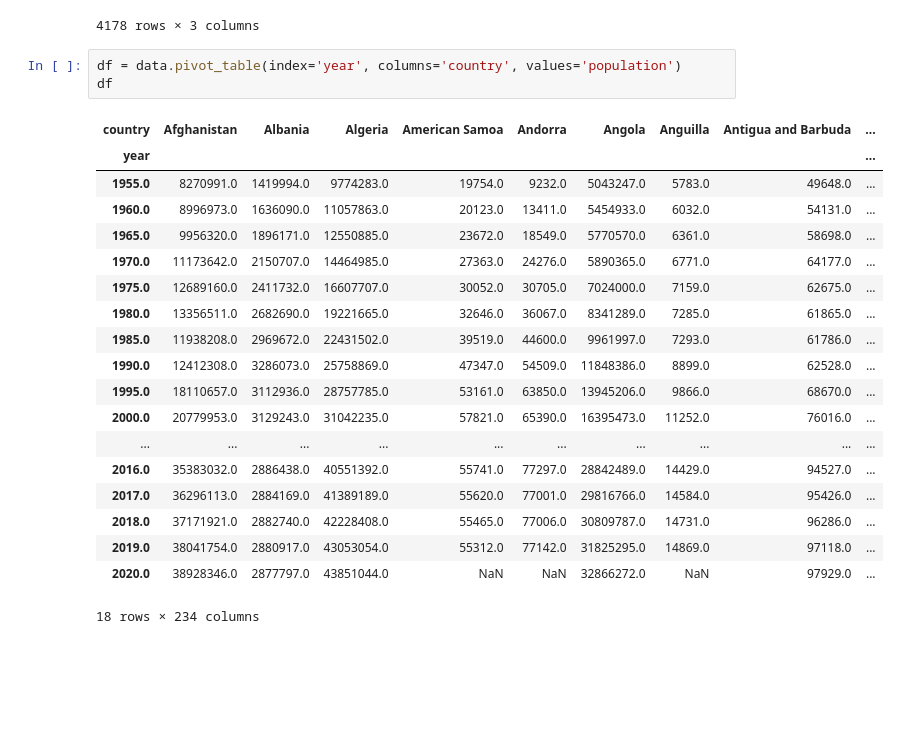
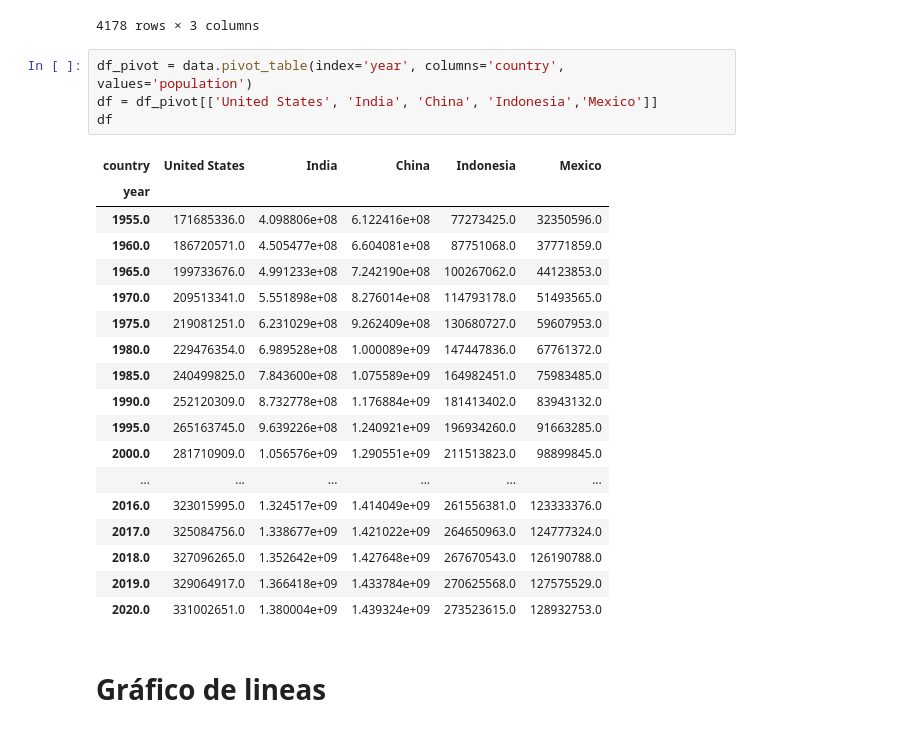
Before and after one commit to luciogutierrez/iron-hack, a Jupyter notebook: 4-module/world-population.ipynb, the cells around one changed output. Cells and saved outputs as stored; diff of their text form; blank space fills up the shorter version.

```diff
--- a/4-module/world-population.ipynb
+++ b/4-module/world-population.ipynb
@@ -42,25 +42,27 @@ data.dropna()
 | 4184 | India | 1955.0 | 4.098806e+08 |
 4178 rows × 3 columns
 # %%
-df = data.pivot_table(index='year', columns='country', values='population')
+df_pivot = data.pivot_table(index='year', columns='country', values='population')
+df = df_pivot[['United States', 'India', 'China', 'Indonesia','Mexico']]
 df
 # %% [output]
-| country | Afghanistan | Albania | Algeria | American Samoa | Andorra | Angola | Anguilla | Antigua and Barbuda | ... |
-| year |  |  |  |  |  |  |  |  | ... |
-| 1955.0 | 8270991.0 | 1419994.0 | 9774283.0 | 19754.0 | 9232.0 | 5043247.0 | 5783.0 | 49648.0 | ... |
-| 1960.0 | 8996973.0 | 1636090.0 | 11057863.0 | 20123.0 | 13411.0 | 5454933.0 | 6032.0 | 54131.0 | ... |
-| 1965.0 | 9956320.0 | 1896171.0 | 12550885.0 | 23672.0 | 18549.0 | 5770570.0 | 6361.0 | 58698.0 | ... |
-| 1970.0 | 11173642.0 | 2150707.0 | 14464985.0 | 27363.0 | 24276.0 | 5890365.0 | 6771.0 | 64177.0 | ... |
-| 1975.0 | 12689160.0 | 2411732.0 | 16607707.0 | 30052.0 | 30705.0 | 7024000.0 | 7159.0 | 62675.0 | ... |
-| 1980.0 | 13356511.0 | 2682690.0 | 19221665.0 | 32646.0 | 36067.0 | 8341289.0 | 7285.0 | 61865.0 | ... |
-| 1985.0 | 11938208.0 | 2969672.0 | 22431502.0 | 39519.0 | 44600.0 | 9961997.0 | 7293.0 | 61786.0 | ... |
-| 1990.0 | 12412308.0 | 3286073.0 | 25758869.0 | 47347.0 | 54509.0 | 11848386.0 | 8899.0 | 62528.0 | ... |
-| 1995.0 | 18110657.0 | 3112936.0 | 28757785.0 | 53161.0 | 63850.0 | 13945206.0 | 9866.0 | 68670.0 | ... |
-| 2000.0 | 20779953.0 | 3129243.0 | 31042235.0 | 57821.0 | 65390.0 | 16395473.0 | 11252.0 | 76016.0 | ... |
-| ... | ... | ... | ... | ... | ... | ... | ... | ... | ... |
-| 2016.0 | 35383032.0 | 2886438.0 | 40551392.0 | 55741.0 | 77297.0 | 28842489.0 | 14429.0 | 94527.0 | ... |
-| 2017.0 | 36296113.0 | 2884169.0 | 41389189.0 | 55620.0 | 77001.0 | 29816766.0 | 14584.0 | 95426.0 | ... |
-| 2018.0 | 37171921.0 | 2882740.0 | 42228408.0 | 55465.0 | 77006.0 | 30809787.0 | 14731.0 | 96286.0 | ... |
-| 2019.0 | 38041754.0 | 2880917.0 | 43053054.0 | 55312.0 | 77142.0 | 31825295.0 | 14869.0 | 97118.0 | ... |
-| 2020.0 | 38928346.0 | 2877797.0 | 43851044.0 | NaN | NaN | 32866272.0 | NaN | 97929.0 | ... |
+| country | United States | India | China | Indonesia | Mexico |
+| year |  |  |  |  |  |
+| 1955.0 | 171685336.0 | 4.098806e+08 | 6.122416e+08 | 77273425.0 | 32350596.0 |
+| 1960.0 | 186720571.0 | 4.505477e+08 | 6.604081e+08 | 87751068.0 | 37771859.0 |
+| 1965.0 | 199733676.0 | 4.991233e+08 | 7.242190e+08 | 100267062.0 | 44123853.0 |
+| 1970.0 | 209513341.0 | 5.551898e+08 | 8.276014e+08 | 114793178.0 | 51493565.0 |
+| 1975.0 | 219081251.0 | 6.231029e+08 | 9.262409e+08 | 130680727.0 | 59607953.0 |
+| 1980.0 | 229476354.0 | 6.989528e+08 | 1.000089e+09 | 147447836.0 | 67761372.0 |
+| 1985.0 | 240499825.0 | 7.843600e+08 | 1.075589e+09 | 164982451.0 | 75983485.0 |
+| 1990.0 | 252120309.0 | 8.732778e+08 | 1.176884e+09 | 181413402.0 | 83943132.0 |
+| 1995.0 | 265163745.0 | 9.639226e+08 | 1.240921e+09 | 196934260.0 | 91663285.0 |
+| 2000.0 | 281710909.0 | 1.056576e+09 | 1.290551e+09 | 211513823.0 | 98899845.0 |
+| ... | ... | ... | ... | ... | ... |
+| 2016.0 | 323015995.0 | 1.324517e+09 | 1.414049e+09 | 261556381.0 | 123333376.0 |
+| 2017.0 | 325084756.0 | 1.338677e+09 | 1.421022e+09 | 264650963.0 | 124777324.0 |
+| 2018.0 | 327096265.0 | 1.352642e+09 | 1.427648e+09 | 267670543.0 | 126190788.0 |
+| 2019.0 | 329064917.0 | 1.366418e+09 | 1.433784e+09 | 270625568.0 | 127575529.0 |
+| 2020.0 | 331002651.0 | 1.380004e+09 | 1.439324e+09 | 273523615.0 | 128932753.0 |
-18 rows × 234 columns
+# %% [markdown]
+# Gráfico de lineas
```
Also changed, not shown: parts of 18 cells of this notebook, 2 other files.
